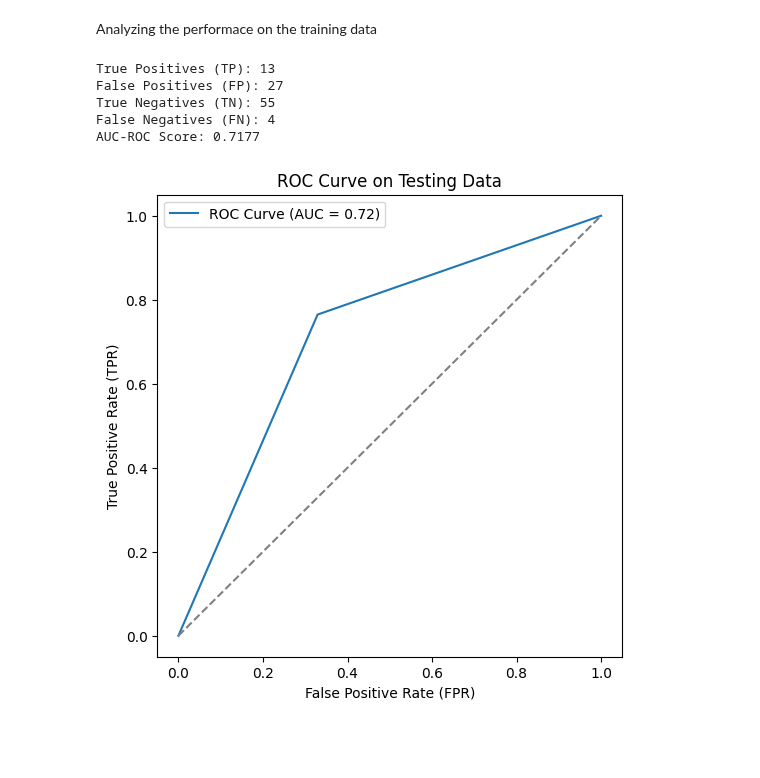
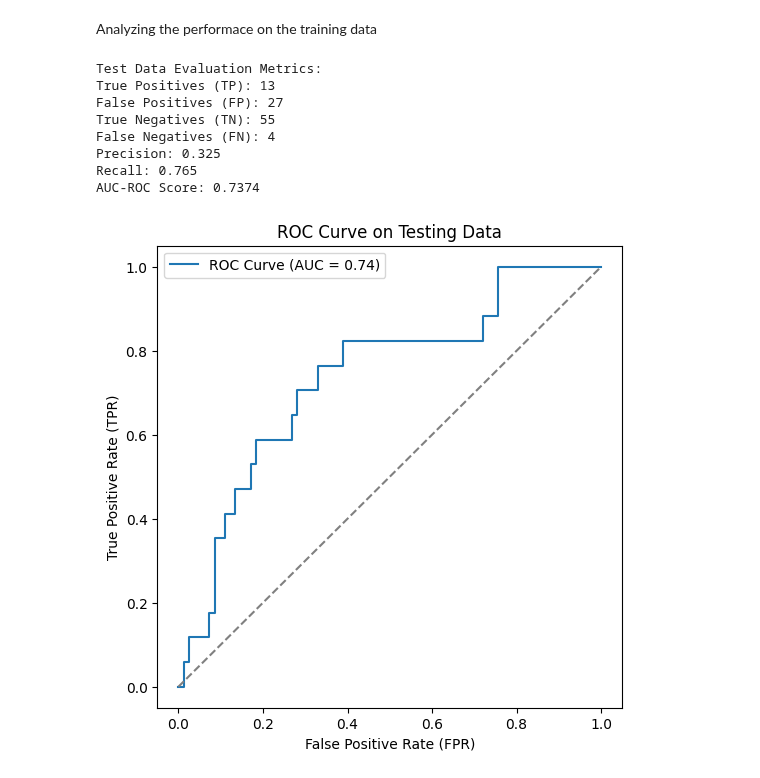
Before and after one commit to gchermside/UCEC_Recurrance, a Jupyter notebook: testing_models.ipynb, the cells around one changed output. Saved outputs shown, nothing was run; the diff lists cells and outputs as text; code cells hidden in the pictures; blank space fills up the shorter version.

```diff
--- a/testing_models.ipynb
+++ b/testing_models.ipynb
@@ -59,40 +148,59 @@ AUC-ROC Score: 0.7531
 # %% [markdown]
 Analyzing the performace on the training data
 # %%
+# Testing Data Evaluation Metrics
+
+# Predictions (discrete)
 y_test_pred = model.predict(X_test)
 
+print("Test Data Evaluation Metrics:")
+
+# Confusion matrix
 cm_test = confusion_matrix(y_test, y_test_pred)
 tn, fp, fn, tp = cm_test.ravel()
 print(f"True Positives (TP): {tp}")
 print(f"False Positives (FP): {fp}")
 print(f"True Negatives (TN): {tn}")
 print(f"False Negatives (FN): {fn}")
 
-# Compute the AUC-ROC score
-roc_auc = roc_auc_score(y_test, y_test_pred)
+# Precision & Recall
+precision = precision_score(y_test, y_test_pred)
+recall = recall_score(y_test, y_test_pred)
+print(f"Precision: {precision:.3f}")
+print(f"Recall: {recall:.3f}")
 
-# Print the AUC-ROC score
+# Continuous scores for AUROC
+if hasattr(model, "predict_proba"):
+    y_scores = model.predict_proba(X_test)[:, 1]
+elif hasattr(model, "decision_function"):
+    y_scores = model.decision_function(X_test)
+else:
+    y_scores = y_test_pred  # fallback (not ideal)
+
+# AUROC
+roc_auc = roc_auc_score(y_test, y_scores)
 print(f"AUC-ROC Score: {roc_auc:.4f}")
 
-# Compute ROC curve
-fpr, tpr, _ = roc_curve(y_test, y_test_pred)
-
-# Plot the ROC Curve
+# ROC curve
+fpr, tpr, _ = roc_curve(y_test, y_scores)
 plt.figure(figsize=(6, 6))
 plt.plot(fpr, tpr, linestyle='-', label=f'ROC Curve (AUC = {roc_auc:.2f})')
 plt.plot([0, 1], [0, 1], linestyle='--', color='gray')  # Random classifier line
 plt.xlabel("False Positive Rate (FPR)")
 plt.ylabel("True Positive Rate (TPR)")
 plt.title("ROC Curve on Testing Data")
 plt.legend()
 plt.show()
 # %% [output]
+Test Data Evaluation Metrics:
 True Positives (TP): 13
 False Positives (FP): 27
 True Negatives (TN): 55
 False Negatives (FN): 4
-AUC-ROC Score: 0.7177
+Precision: 0.325
+Recall: 0.765
+AUC-ROC Score: 0.7374
-[figure, old version]
+[figure, new version]
 # %%
 # # Top Feature Analysis for Random Forest Classifier
 
```
Also changed, not shown: parts of 7 cells of this notebook, 11 other files.
